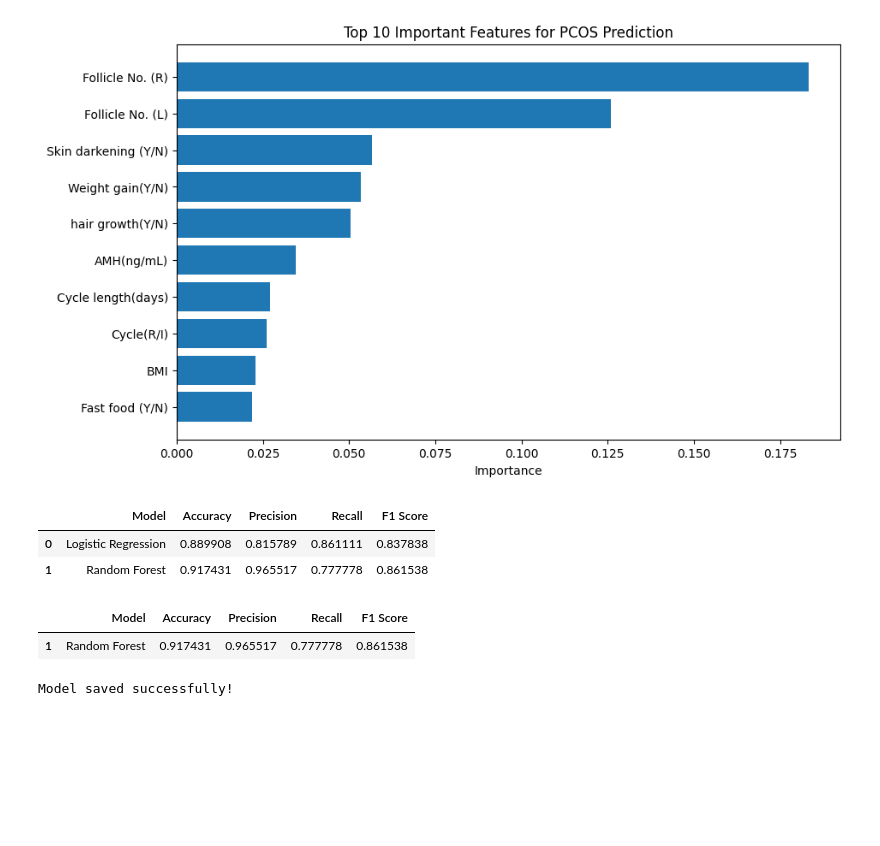
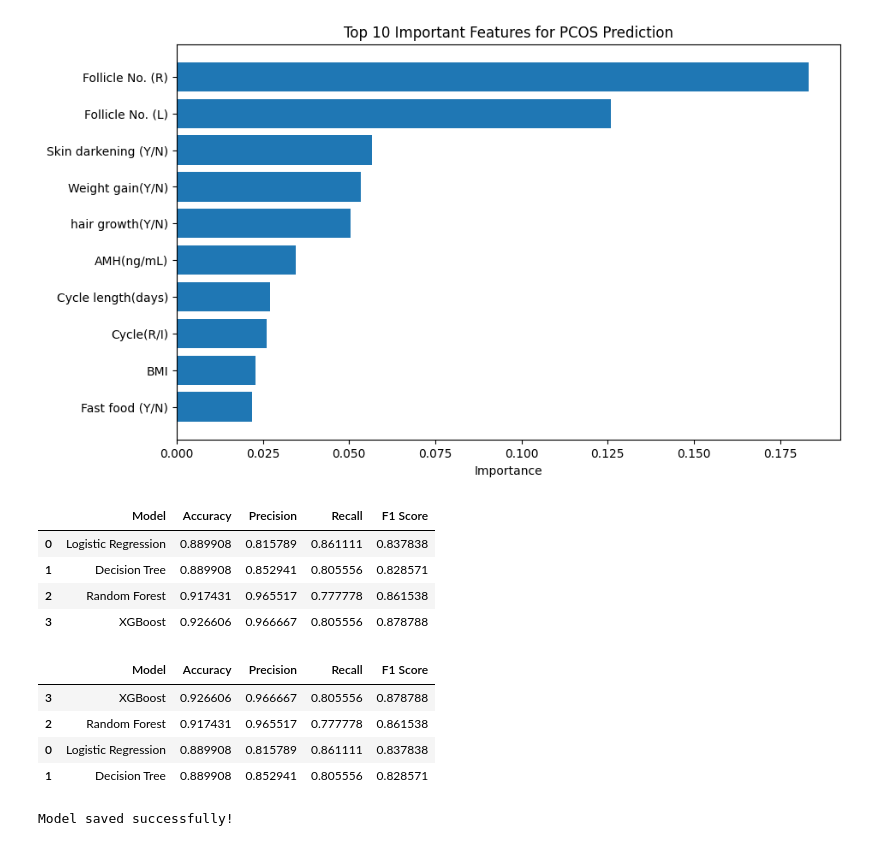
Before and after one commit to vaishnaviinit/FemAI, a Jupyter notebook: notebooks/03_model_training.ipynb, the cells around one changed output. Saved outputs shown, nothing was run; the diff lists cells and outputs as text; code cells hidden in the pictures; blank space fills up the shorter version.

Commit message:
feat: add decision tree and xgboost model training

```diff
--- a/notebooks/03_model_training.ipynb
+++ b/notebooks/03_model_training.ipynb
@@ -211,41 +211,62 @@ plt.show()
 comparison = pd.DataFrame({
     "Model": [
         "Logistic Regression",
-        "Random Forest"
+        "Decision Tree",
+        "Random Forest",
+        "XGBoost"
     ],
+
     "Accuracy": [
         accuracy_score(y_test, y_pred_lr),
-        accuracy_score(y_test, y_pred_rf)
+        accuracy_score(y_test, y_pred_dt),
+        accuracy_score(y_test, y_pred_rf),
+        accuracy_score(y_test, y_pred_xgb)
     ],
+
     "Precision": [
         precision_score(y_test, y_pred_lr),
-        precision_score(y_test, y_pred_rf)
+        precision_score(y_test, y_pred_dt),
+        precision_score(y_test, y_pred_rf),
+        precision_score(y_test, y_pred_xgb)
     ],
+
     "Recall": [
         recall_score(y_test, y_pred_lr),
-        recall_score(y_test, y_pred_rf)
+        recall_score(y_test, y_pred_dt),
+        recall_score(y_test, y_pred_rf),
+        recall_score(y_test, y_pred_xgb)
     ],
+
     "F1 Score": [
         f1_score(y_test, y_pred_lr),
-        f1_score(y_test, y_pred_rf)
+        f1_score(y_test, y_pred_dt),
+        f1_score(y_test, y_pred_rf),
+        f1_score(y_test, y_pred_xgb)
     ]
 })
 
 comparison
+
+comparison
 # %% [output]
 |  | Model | Accuracy | Precision | Recall | F1 Score |
 | 0 | Logistic Regression | 0.889908 | 0.815789 | 0.861111 | 0.837838 |
-| 1 | Random Forest | 0.917431 | 0.965517 | 0.777778 | 0.861538 |
+| 1 | Decision Tree | 0.889908 | 0.852941 | 0.805556 | 0.828571 |
+| 2 | Random Forest | 0.917431 | 0.965517 | 0.777778 | 0.861538 |
+| 3 | XGBoost | 0.926606 | 0.966667 | 0.805556 | 0.878788 |
 # %%
 best_model = comparison.sort_values(
     by="F1 Score",
     ascending=False
 )
 
-best_model.head(1)
+best_model
 # %% [output]
 |  | Model | Accuracy | Precision | Recall | F1 Score |
-| 1 | Random Forest | 0.917431 | 0.965517 | 0.777778 | 0.861538 |
+| 3 | XGBoost | 0.926606 | 0.966667 | 0.805556 | 0.878788 |
+| 2 | Random Forest | 0.917431 | 0.965517 | 0.777778 | 0.861538 |
+| 0 | Logistic Regression | 0.889908 | 0.815789 | 0.861111 | 0.837838 |
+| 1 | Decision Tree | 0.889908 | 0.852941 | 0.805556 | 0.828571 |
 # %%
 import joblib
 
```
Also changed, not shown: parts of 8 cells of this notebook, 2 other files.
